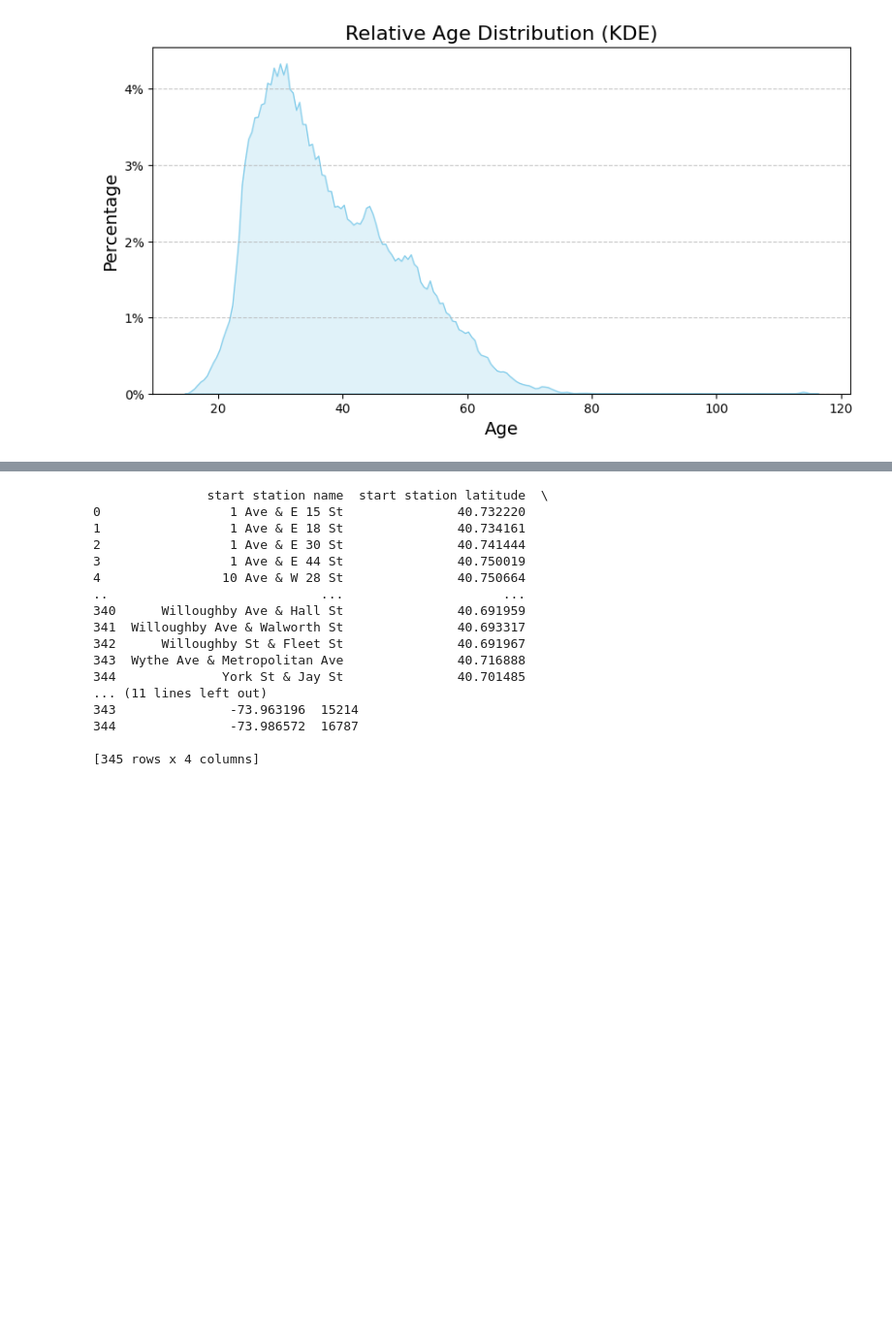
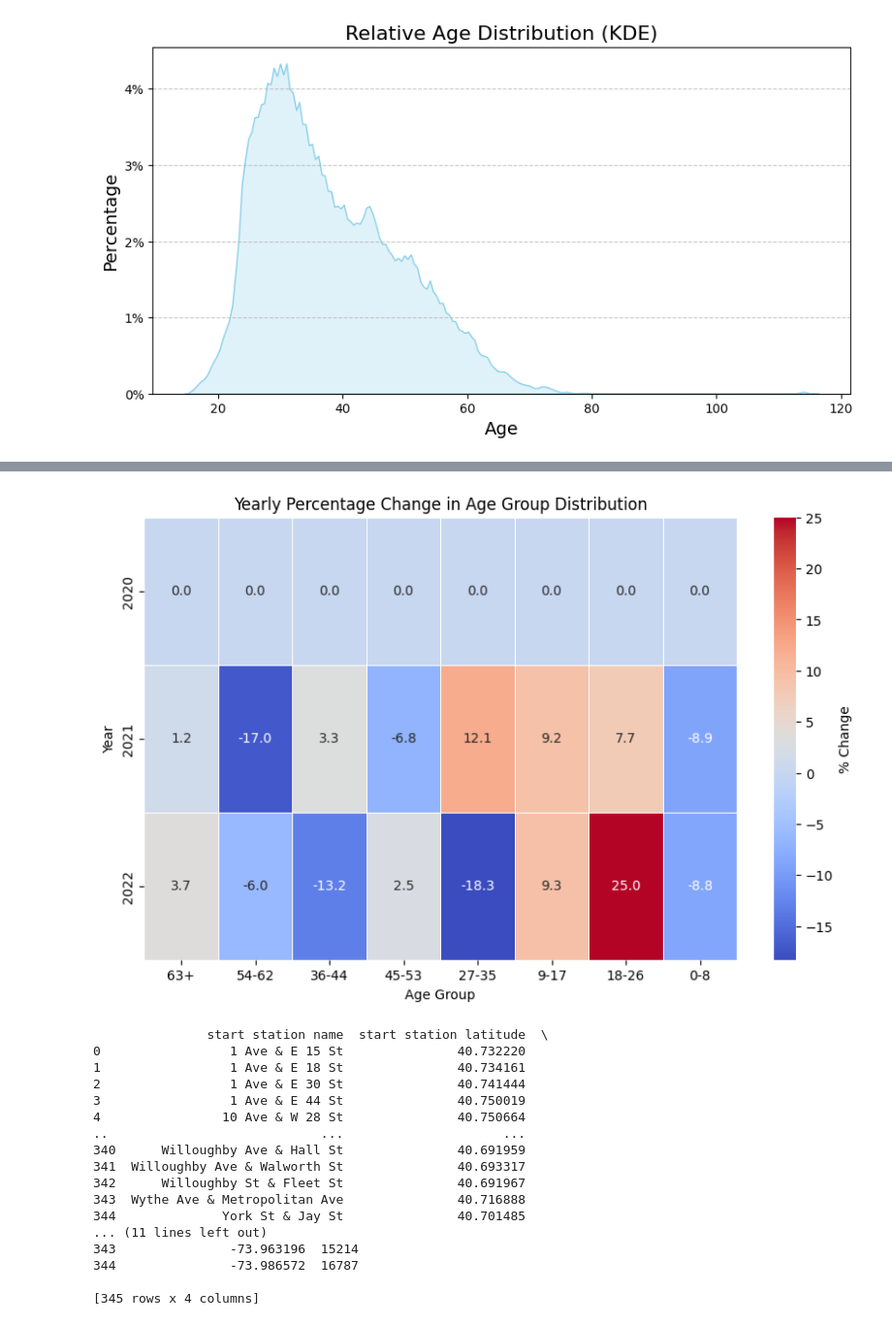
Before and after one commit to joris-de/coding-challenge-AXA, a Jupyter notebook: notebooks/Analysis.ipynb, the cells around one changed output, grey strips where cells are left out. Shown at 97% size. Drawn from its saved outputs; the diff is of its cells as text; code cells hidden in the pictures; blank space fills up the shorter version.

```diff
--- a/notebooks/Analysis.ipynb
+++ b/notebooks/Analysis.ipynb
@@ -1057,3 +1207,45 @@ plot_age_distribution_kde('2014', data_2014)
+# %%
+# Define the age groups
+age_bins = [0, 8, 17, 26, 35, 44, 53, 62, 100]  # 100+ to include all possible ages
+age_labels = ['0-8', '9-17', '18-26', '27-35', '36-44', '45-53', '54-62', '63+']
+
+# Simulated data: Replace these with your actual yearly dataframes
+data_2020 = pd.DataFrame({'birth_year': np.random.choice(range(1920, 2021), size=1000)})
+data_2021 = pd.DataFrame({'birth_year': np.random.choice(range(1920, 2021), size=1000)})
+data_2022 = pd.DataFrame({'birth_year': np.random.choice(range(1920, 2021), size=1000)})
+
+# Current year to calculate age
+current_year = 2024
+
+# Dictionary of dataframes by year
+dataframes = {2020: data_2020, 2021: data_2021, 2022: data_2022}
+
+# Process data
+results = []
+for year, df in dataframes.items():
+    # Calculate age
+    df['age'] = current_year - df['birth_year']
+    # Categorize into age groups
+    df['age_group'] = pd.cut(df['age'], bins=age_bins, labels=age_labels, right=False)
+    # Count occurrences in each age group
+    age_group_counts = df['age_group'].value_counts(normalize=True) * 100  # Percentages
+    results.append(age_group_counts)
+
+# Combine results into a DataFrame
+heatmap_data = pd.DataFrame(results, index=dataframes.keys()).sort_index()
+
+# Calculate percentage change
+heatmap_change = heatmap_data.pct_change().fillna(0) * 100  # Percent change to the previous year
+
+# Plot the heatmap
+plt.figure(figsize=(10, 6))
+sns.heatmap(heatmap_change, annot=True, fmt=".1f", cmap="coolwarm", cbar_kws={'label': '% Change'}, linewidths=0.5)
+plt.title('Yearly Percentage Change in Age Group Distribution')
+plt.xlabel('Age Group')
+plt.ylabel('Year')
+plt.show()
+# %% [output]
+[figure, added]
 # %%
 station_counts = data_2014.groupby(['start station name', "start station latitude", "start station longitude"]).size().reset_index(name='count')
 print(station_counts)
```
Also changed, not shown: parts of 13 cells of this notebook.
